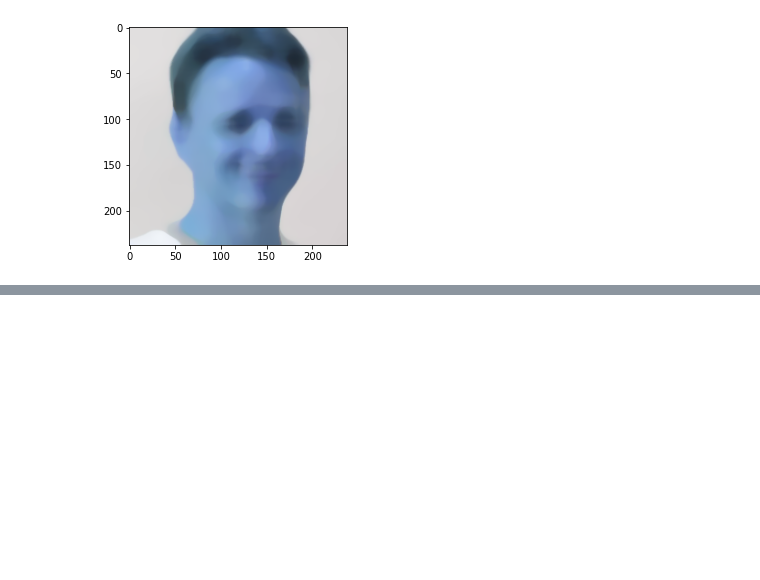
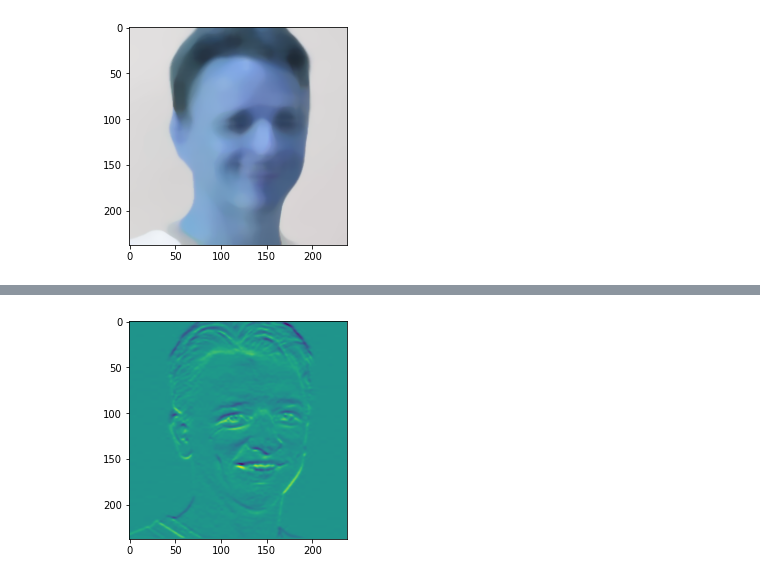
Before and after one commit to damiansp/cpu_vis, a Jupyter notebook: mastering_with_tf/s1_intro_cpuvis_and_nns/01_edge_detect_with_hashing_filtering.py.ipynb, the cells around one changed output, grey strips where cells are left out. Drawn from its saved outputs; the diff is of its cells as text; code cells hidden in the pictures; blank space fills up the shorter version.

```diff
--- a/mastering_with_tf/s1_intro_cpuvis_and_nns/01_edge_detect_with_hashing_filtering.py.ipynb
+++ b/mastering_with_tf/s1_intro_cpuvis_and_nns/01_edge_detect_with_hashing_filtering.py.ipynb
@@ -88,0 +100,4 @@ plt.imshow(cv2.medianBlur(img, 19));
+# %%
+plt.imshow(sobel_y);
+# %% [output]
+[figure, added]
```
Also changed, not shown: parts of 8 cells of this notebook.
